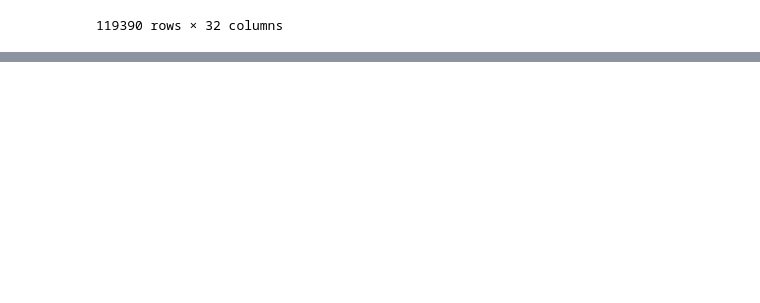
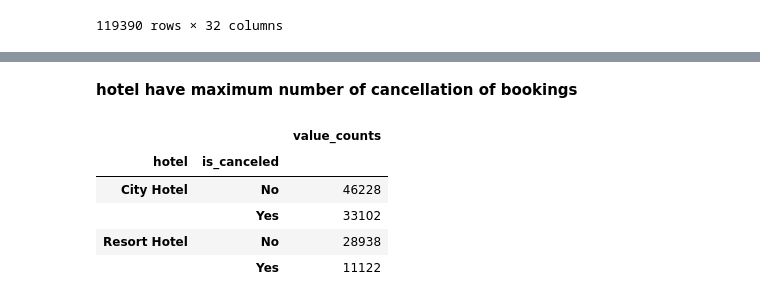
Before and after one commit to abhilashs1/Hotel_booking, a Jupyter notebook: HotelBookings.ipynb, the cells around one changed output, grey strips where cells are left out. Cells and saved outputs as stored; diff of their text form; code cells hidden in the pictures; blank space fills up the shorter version.

```diff
--- a/HotelBookings.ipynb
+++ b/HotelBookings.ipynb
@@ -192,0 +257,11 @@ df
+# %% [markdown]
+**hotel have maximum number of cancellation of bookings**
+# %%
+df.groupby(["hotel"])["is_canceled"].agg(["value_counts"])
+# %% [output]
+|  |  | value_counts |
+| hotel | is_canceled |  |
+| City Hotel | No | 46228 |
+|  | Yes | 33102 |
+| Resort Hotel | No | 28938 |
+|  | Yes | 11122 |
```
Also changed, not shown: parts of 11 cells of this notebook.
